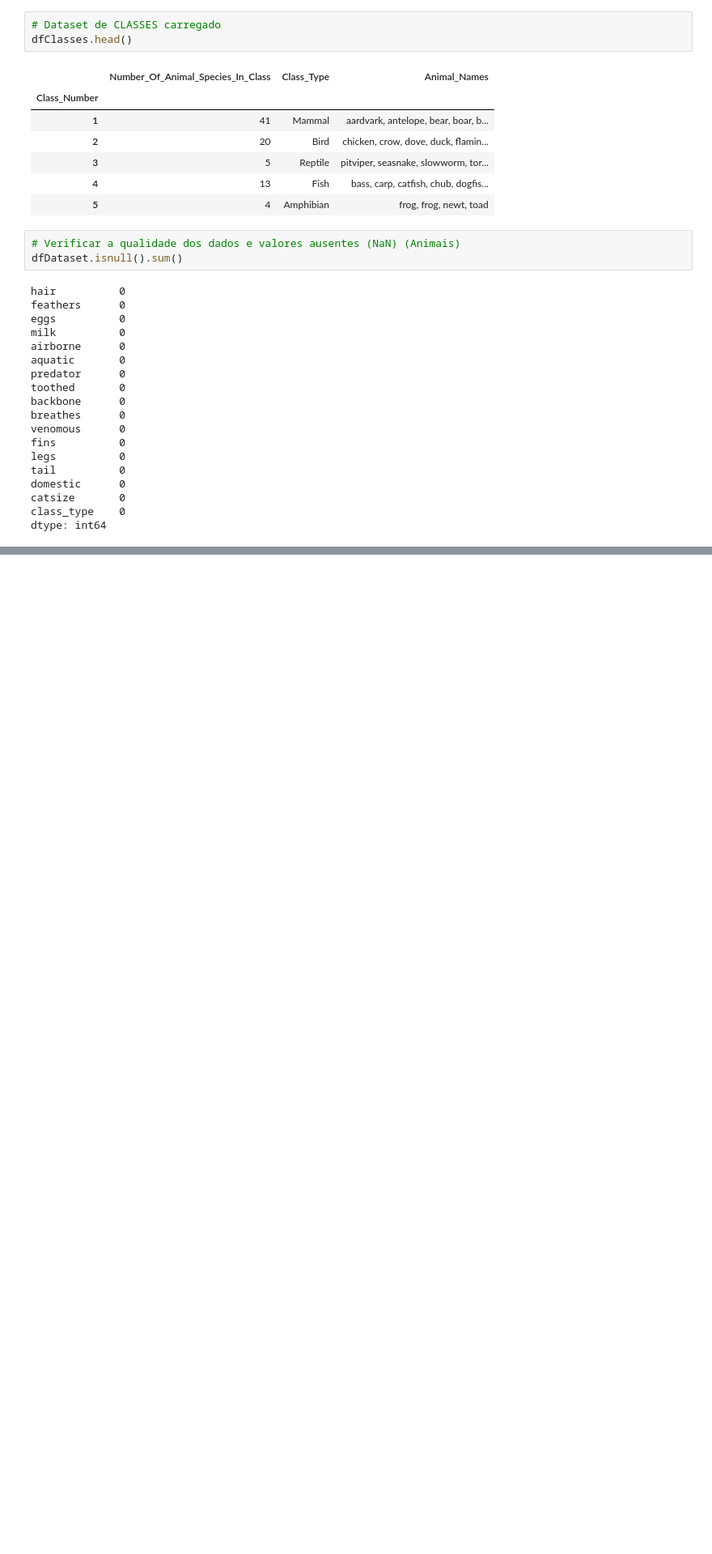
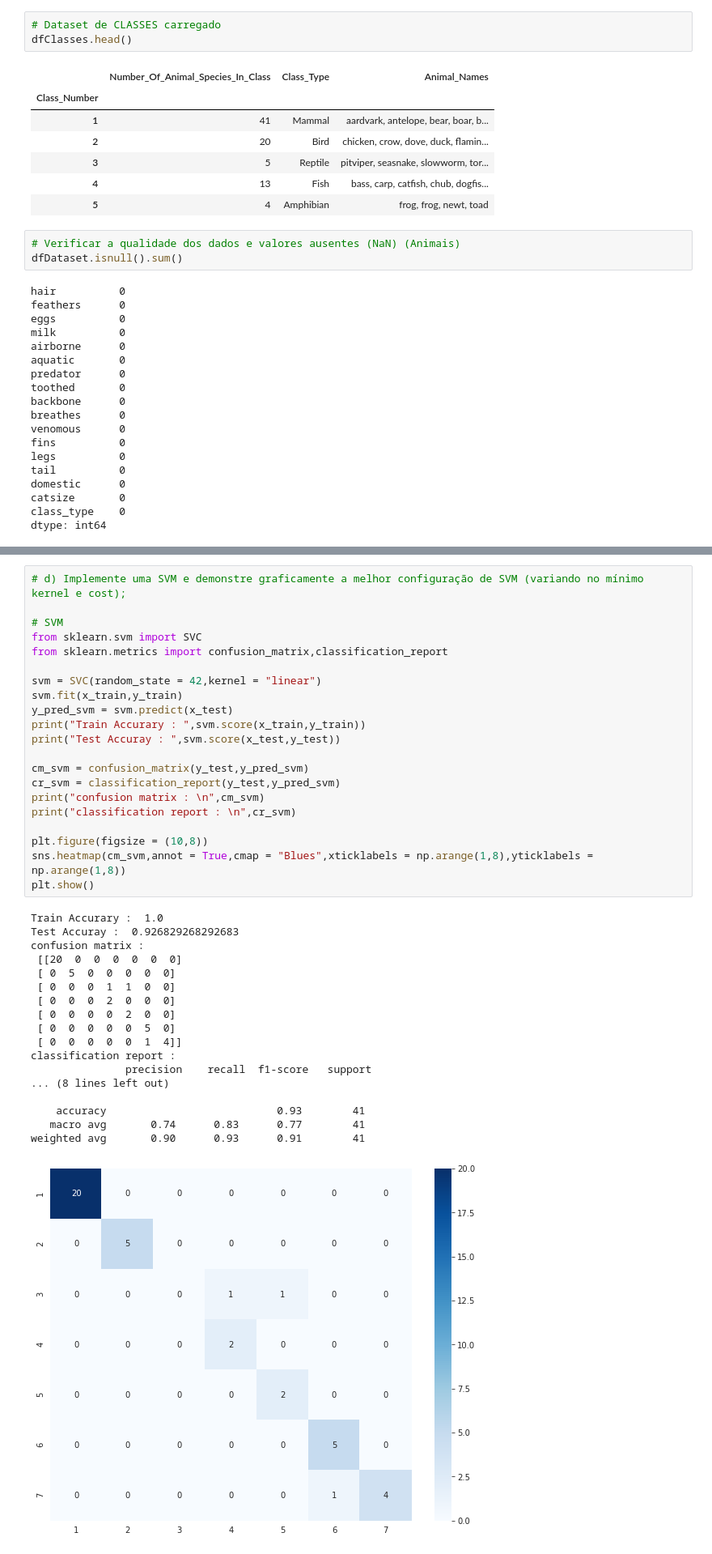
Before and after one commit to vertuam/Experimentos-CCE-UEL, a Jupyter notebook: ProjetoClassificacaoExercicio1.ipynb, the cells around one changed output, grey strips where cells are left out. Shown at 81% size. Cells and saved outputs as stored; diff of their text form; blank space fills up the shorter version.

```diff
--- a/ProjetoClassificacaoExercicio1.ipynb
+++ b/ProjetoClassificacaoExercicio1.ipynb
@@ -285 +284,41 @@ All                                                     31
+# %%
+# d) Implemente uma SVM e demonstre graficamente a melhor configuração de SVM (variando no mínimo kernel e cost);
+
+# SVM
+from sklearn.svm import SVC
+from sklearn.metrics import confusion_matrix,classification_report
+
+svm = SVC(random_state = 42,kernel = "linear")
+svm.fit(x_train,y_train)
+y_pred_svm = svm.predict(x_test)
+print("Train Accurary : ",svm.score(x_train,y_train))
+print("Test Accuray : ",svm.score(x_test,y_test))
+
+cm_svm = confusion_matrix(y_test,y_pred_svm)
+cr_svm = classification_report(y_test,y_pred_svm)
+print("confusion matrix : \n",cm_svm)
+print("classification report : \n",cr_svm)
+
+plt.figure(figsize = (10,8))
+sns.heatmap(cm_svm,annot = True,cmap = "Blues",xticklabels = np.arange(1,8),yticklabels = np.arange(1,8))
+plt.show()
+# %% [output]
+Train Accurary :  1.0
+Test Accuray :  0.926829268292683
+confusion matrix :
+ [[20  0  0  0  0  0  0]
+ [ 0  5  0  0  0  0  0]
+ [ 0  0  0  1  1  0  0]
+ [ 0  0  0  2  0  0  0]
+ [ 0  0  0  0  2  0  0]
+ [ 0  0  0  0  0  5  0]
+ [ 0  0  0  0  0  1  4]]
+classification report :
+               precision    recall  f1-score   support
+... (8 lines left out)
+
+    accuracy                           0.93        41
+   macro avg       0.74      0.83      0.77        41
+weighted avg       0.90      0.93      0.91        41
+[figure, added]
 # %%
```
Also changed, not shown: parts of 10 cells of this notebook.
